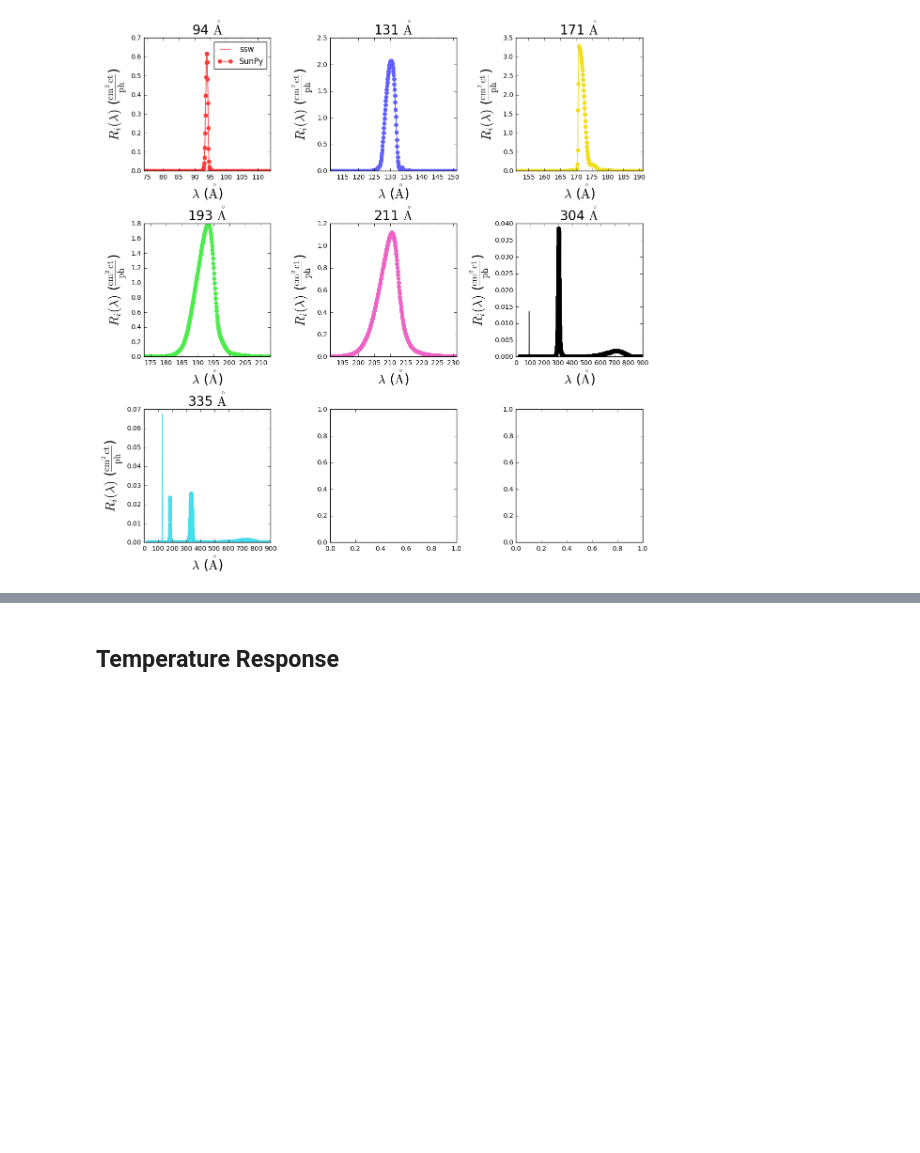
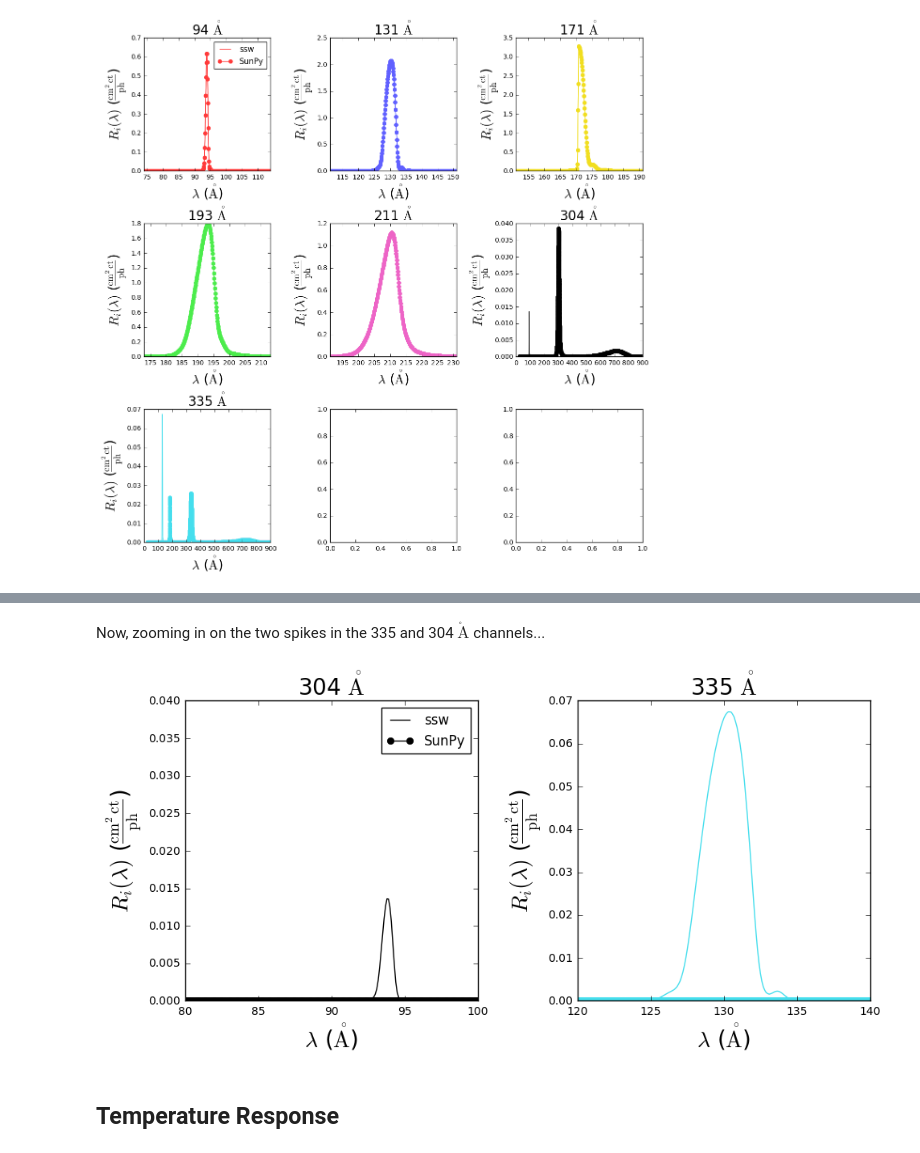
Before and after one commit to wtbarnes/aia_response, a Jupyter notebook: notebooks/response_function_comparison.ipynb, the cells around one changed output, grey strips where cells are left out. Drawn from its saved outputs; the diff is of its cells as text; code cells hidden in the pictures; blank space fills up the shorter version.

```diff
--- a/notebooks/response_function_comparison.ipynb
+++ b/notebooks/response_function_comparison.ipynb
@@ -51,2 +65,24 @@ plt.tight_layout()
+# %% [markdown]
+Now, zooming in on the two spikes in the 335 and 304 $\mathrm{\mathring{A}}$ channels...
+# %%
+fig,axes = plt.subplots(1,2,figsize=(10,5))
+for c,ax in zip([304,335],axes.flatten()):
+    #ssw
+    ax.plot(ssw_results[c]['wavelength'],ssw_results[c]['response'],
+           color=response.channel_colors[c],label='ssw')
+    #sunpy
+    ax.plot(response.wavelength_response[c]['wavelength'],response.wavelength_response[c]['response'],
+        color=response.channel_colors[c],marker='.',ms=12,label='SunPy')
+    if c==304:
+        ax.set_xlim([80,100])
+    if c==335:
+        ax.set_xlim([120,140])
+    ax.set_title('{} $\mathrm{{\mathring{{A}}}}$'.format(c),fontsize=20)
+    ax.set_xlabel(r'$\lambda$ ({0:latex})'.format(response.wavelength_response[c]['wavelength'].unit),fontsize=20)
+    ax.set_ylabel(r'$R_i(\lambda)$ ({0:latex})'.format(response.wavelength_response[c]['response'].unit),fontsize=20)
+axes[0].legend(loc='best')
+plt.tight_layout()
+# %% [output]
+[figure, added]
 # %% [markdown]
 ## Temperature Response
```
Also changed, not shown: parts of 3 cells of this notebook.
